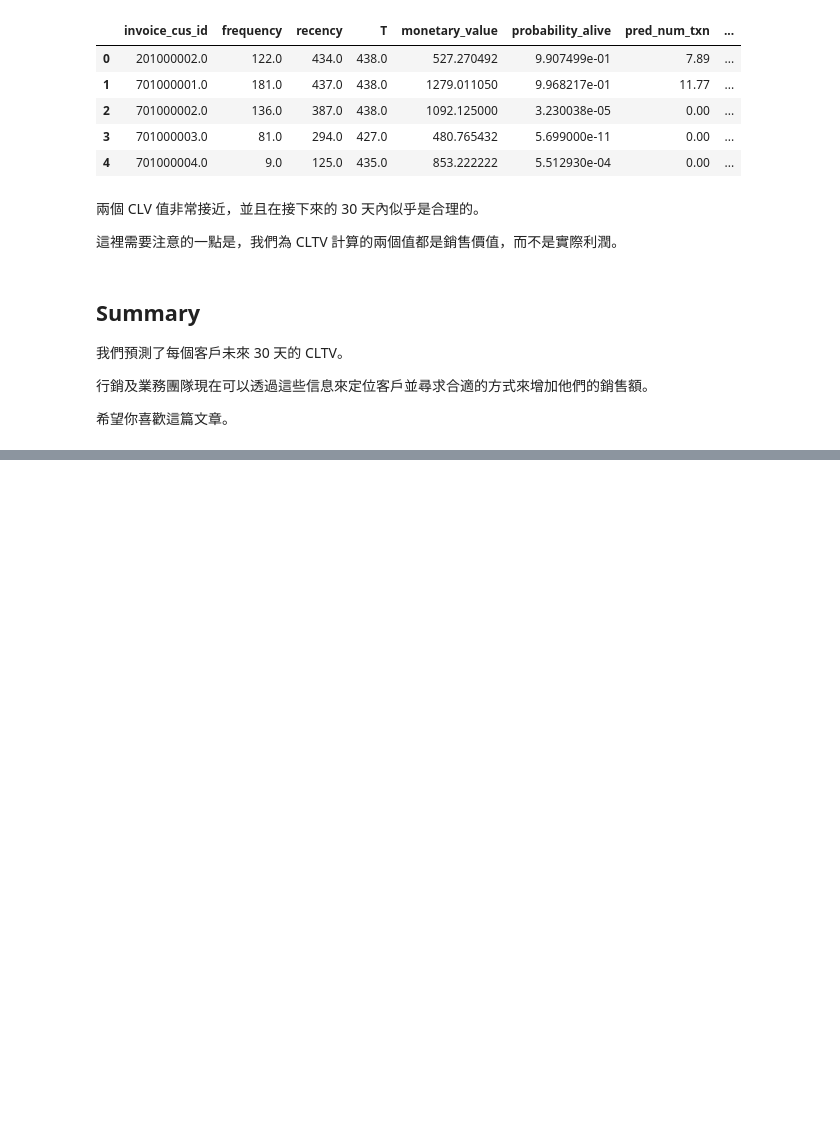
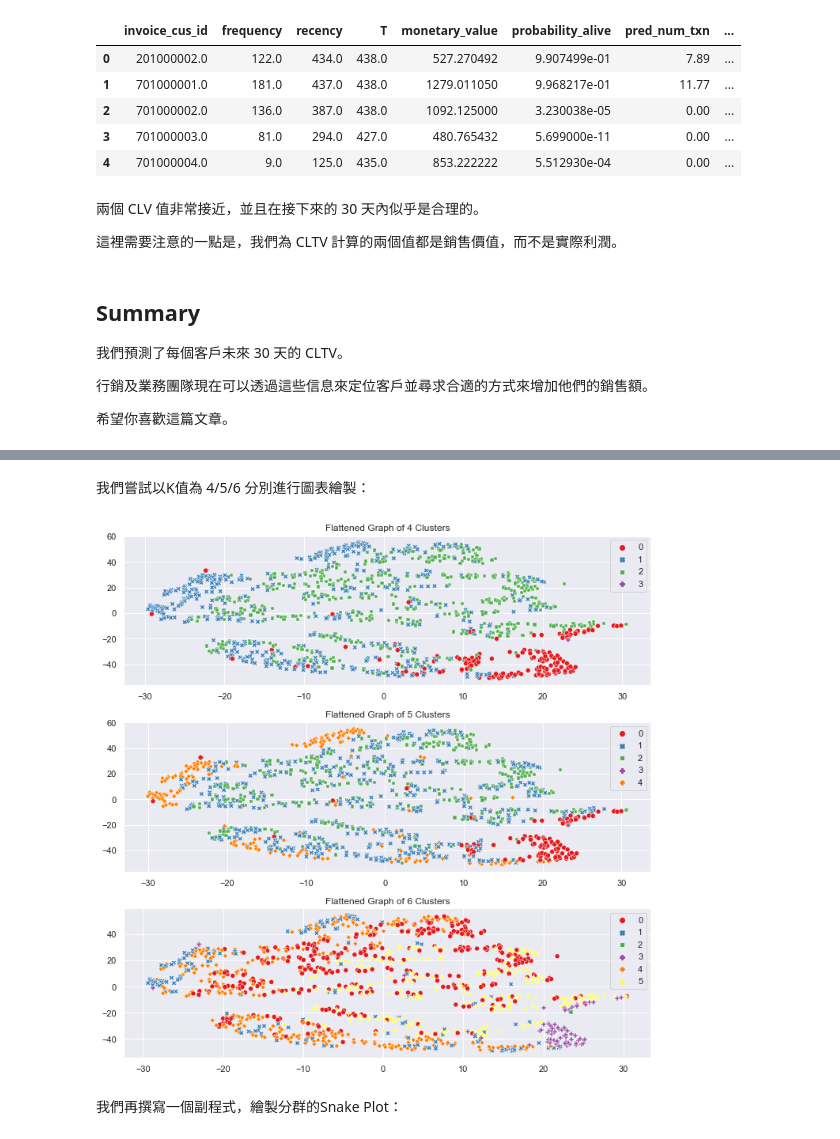
Before and after one commit to impepper/myPortfolio, a Jupyter notebook: _notebooks/2022-04-11-Customer Lifetime Value (CLV).ipynb, the cells around one changed output, grey strips where cells are left out. Cells and saved outputs as stored; diff of their text form; code cells hidden in the pictures; blank space fills up the shorter version.

```diff
--- a/_notebooks/2022-04-11-Customer Lifetime Value (CLV).ipynb
+++ b/_notebooks/2022-04-11-Customer Lifetime Value (CLV).ipynb
@@ -515,0 +656,35 @@ summary.head()
+# %%
+def kmeans(normalised_df_rfm, clusters_number, original_df_rfm):
+
+    kmeans = KMeans(n_clusters = clusters_number, random_state = 1)
+    kmeans.fit(normalised_df_rfm)
+    # Extract cluster labels
+    cluster_labels = kmeans.labels_
+
+    # Create a cluster label column in original dataset
+    df_new = original_df_rfm.assign(Cluster = cluster_labels)
+
+    # Initialise TSNE
+    model = TSNE(random_state=1)
+    transformed = model.fit_transform(df_new)
+
+    # Plot t-SNE
+    plt.title('Flattened Graph of {} Clusters'.format(clusters_number))
+    sns.scatterplot(x=transformed[:,0], y=transformed[:,1], hue=cluster_labels, style=cluster_labels, palette="Set1")
+
+    return df_new
+# %% [markdown]
+我們嘗試以K值為 4/5/6 分別進行圖表繪製：
+# %%
+plt.figure(figsize=(10, 10))
+plt.subplot(3, 1, 1)
+df_rfm_k4 = kmeans(RFM_Table_scaled, 4, clv_rfm)
+plt.subplot(3, 1, 2)
+df_rfm_k5 = kmeans(RFM_Table_scaled, 5, clv_rfm)
+plt.subplot(3, 1, 3)
+df_rfm_k6 = kmeans(RFM_Table_scaled, 6, clv_rfm)
+plt.tight_layout()
+# %% [output]
+[figure, added]
+# %% [markdown]
+我們再撰寫一個副程式，繪製分群的Snake Plot：
```
Also changed, not shown: parts of 31 cells of this notebook.
